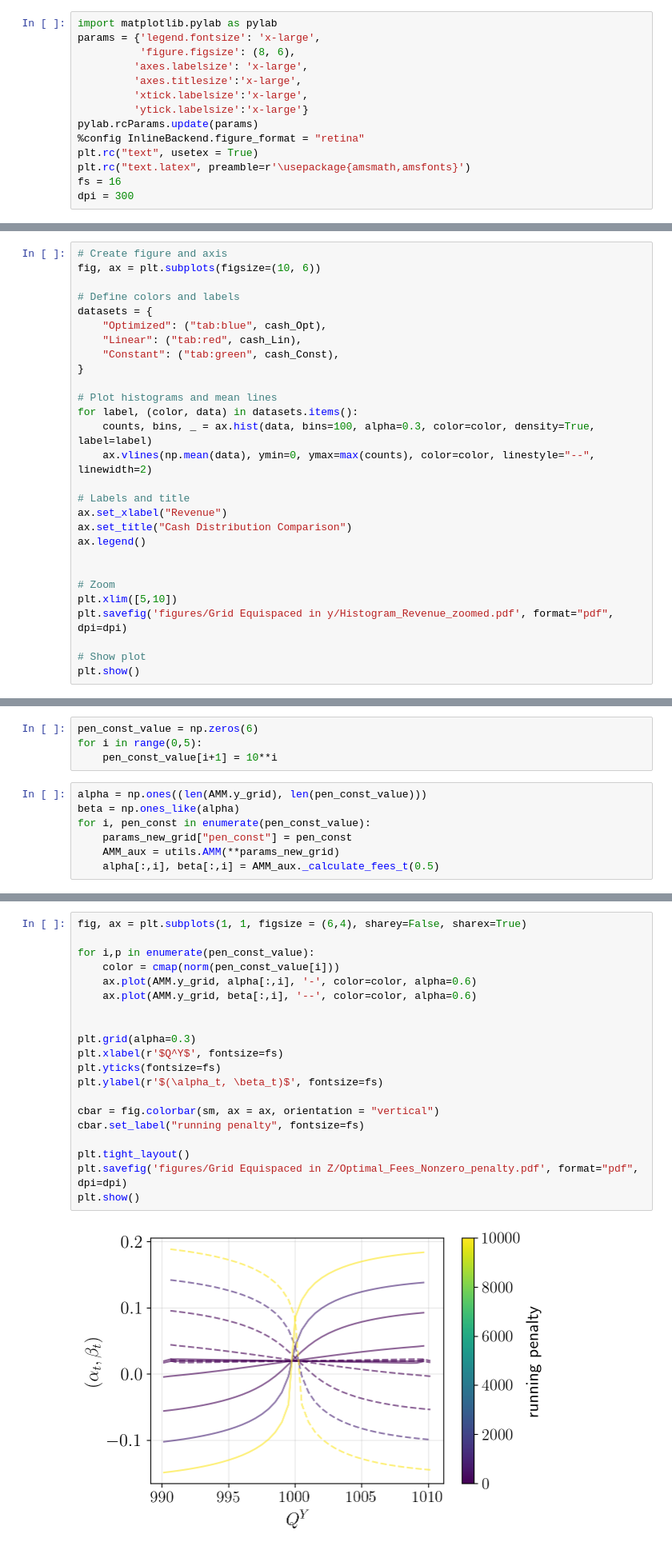
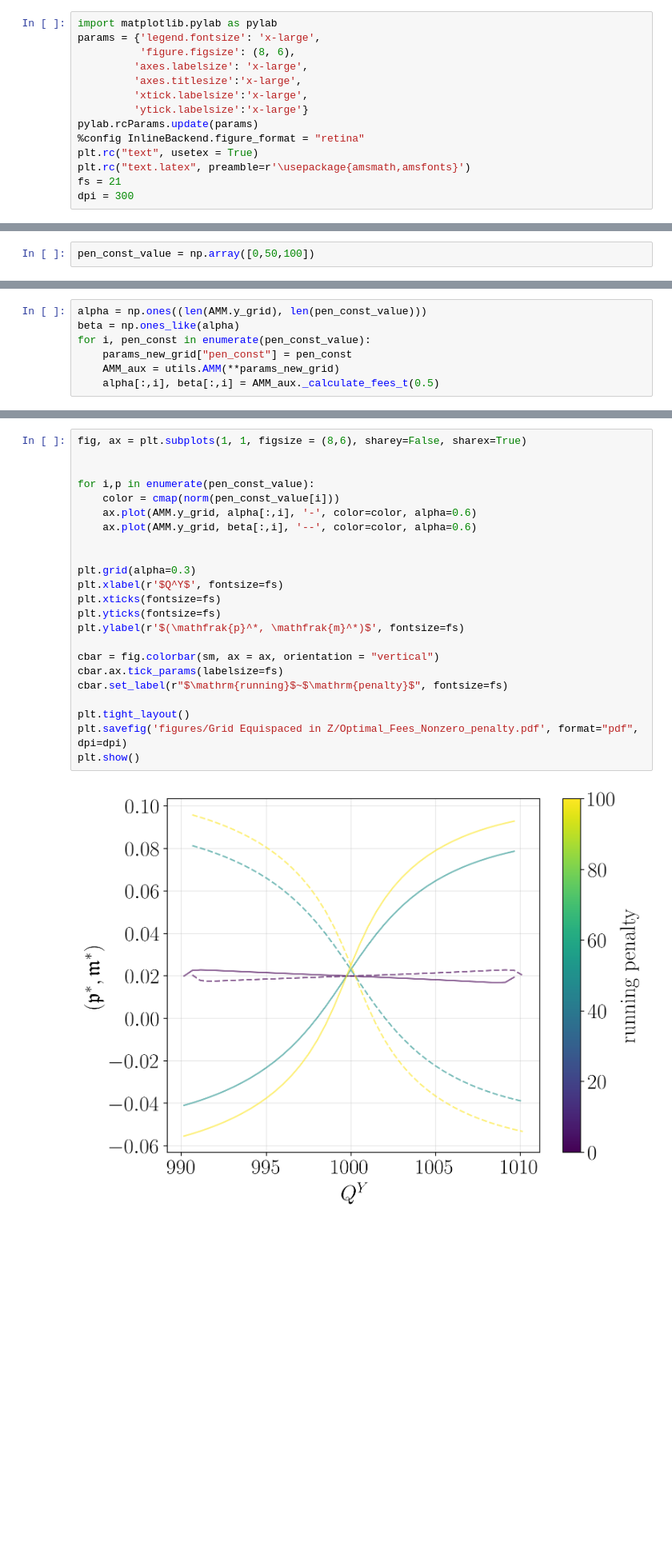
Before and after one commit to leonardobaggiani/amm-fees, a Jupyter notebook: Simulations.ipynb, the cells around one changed output, grey strips where cells are left out. Shown at 80% size. Drawn from its saved outputs; the diff is of its cells as text; blank space fills up the shorter version.

```diff
--- a/Simulations.ipynb
+++ b/Simulations.ipynb
@@ -25,7 +25,7 @@ pylab.rcParams.update(params)
 %config InlineBackend.figure_format = "retina"
 plt.rc("text", usetex = True)
 plt.rc("text.latex", preamble=r'\usepackage{amsmath,amsfonts}')
-fs = 16
+fs = 21
 dpi = 300
 # %%
 depth = 100*1000*1000.
@@ -90,3 +88,5 @@ for i in range(0,5):
+# %%
+pen_const_value = np.array([0,50,100])
 # %%
 alpha = np.ones((len(AMM.y_grid), len(pen_const_value)))
 beta = np.ones_like(alpha)
@@ -215,28 +225,0 @@ plt.show()
-# %%
-# Create figure and axis
-fig, ax = plt.subplots(figsize=(10, 6))
-
-# Define colors and labels
-datasets = {
-    "Optimized": ("tab:blue", cash_Opt),
-    "Linear": ("tab:red", cash_Lin),
-    "Constant": ("tab:green", cash_Const),
-}
-
-# Plot histograms and mean lines
-for label, (color, data) in datasets.items():
-    counts, bins, _ = ax.hist(data, bins=100, alpha=0.3, color=color, density=True, label=label)
-    ax.vlines(np.mean(data), ymin=0, ymax=max(counts), color=color, linestyle="--", linewidth=2)
-
-# Labels and title
-ax.set_xlabel("Revenue")
-ax.set_title("Cash Distribution Comparison")
-ax.legend()
-
-
-# Zoom
-plt.xlim([5,10])
-plt.savefig('figures/Grid Equispaced in y/Histogram_Revenue_zoomed.pdf', format="pdf", dpi=dpi)
-
-# Show plot
-plt.show()
@@ -347,7 +365,3 @@ plt.show()
-# %%
-pen_const_value = np.zeros(6)
-for i in range(0,5):
-    pen_const_value[i+1] = 10**i
 # %%
 alpha = np.ones((len(AMM.y_grid), len(pen_const_value)))
 beta = np.ones_like(alpha)
@@ -365,27 +379,30 @@ cmap = plt.get_cmap("viridis")
 norm = Normalize(vmin = min(pen_const_value), vmax = max(pen_const_value))
 sm = ScalarMappable(norm = norm, cmap=cmap)
 # %%
-fig, ax = plt.subplots(1, 1, figsize = (6,4), sharey=False, sharex=True)
+fig, ax = plt.subplots(1, 1, figsize = (8,6), sharey=False, sharex=True)
+
 
 for i,p in enumerate(pen_const_value):
     color = cmap(norm(pen_const_value[i]))
     ax.plot(AMM.y_grid, alpha[:,i], '-', color=color, alpha=0.6)
     ax.plot(AMM.y_grid, beta[:,i], '--', color=color, alpha=0.6)
 
 
 plt.grid(alpha=0.3)
 plt.xlabel(r'$Q^Y$', fontsize=fs)
+plt.xticks(fontsize=fs)
 plt.yticks(fontsize=fs)
-plt.ylabel(r'$(\alpha_t, \beta_t)$', fontsize=fs)
+plt.ylabel(r'$(\mathfrak{p}^*, \mathfrak{m}^*)$', fontsize=fs)
 
 cbar = fig.colorbar(sm, ax = ax, orientation = "vertical")
-cbar.set_label("running penalty", fontsize=fs)
+cbar.ax.tick_params(labelsize=fs)
+cbar.set_label(r"$\mathrm{running}$~$\mathrm{penalty}$", fontsize=fs)
 
 plt.tight_layout()
 plt.savefig('figures/Grid Equispaced in Z/Optimal_Fees_Nonzero_penalty.pdf', format="pdf", dpi=dpi)
 plt.show()
 # %% [output]
-[figure, old version]
+[figure, new version]
 # %%
 Nt = 100
 t_vector = np.linspace(0, AMM.T,num=Nt)
```
Also changed, not shown: parts of 25 cells of this notebook.
